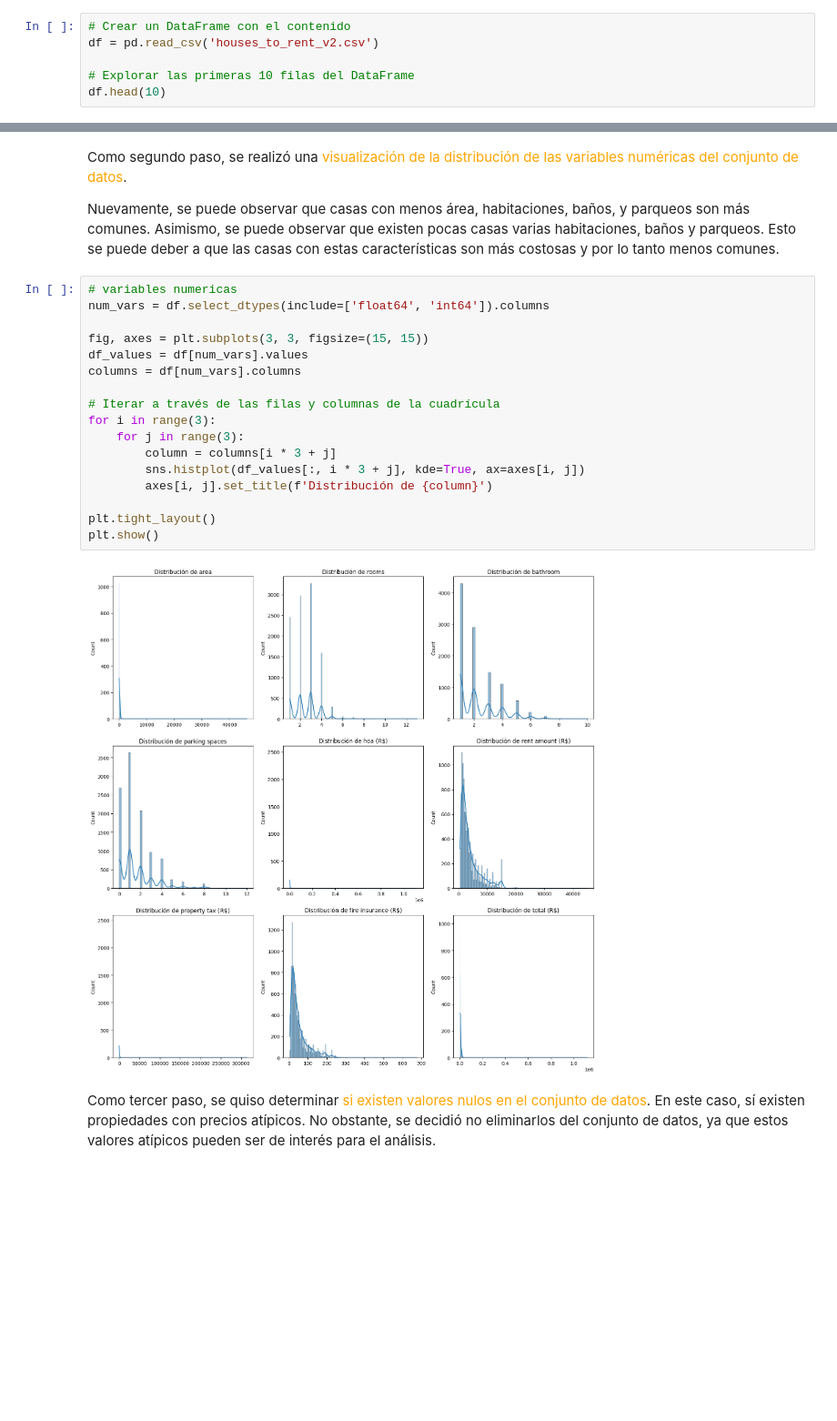
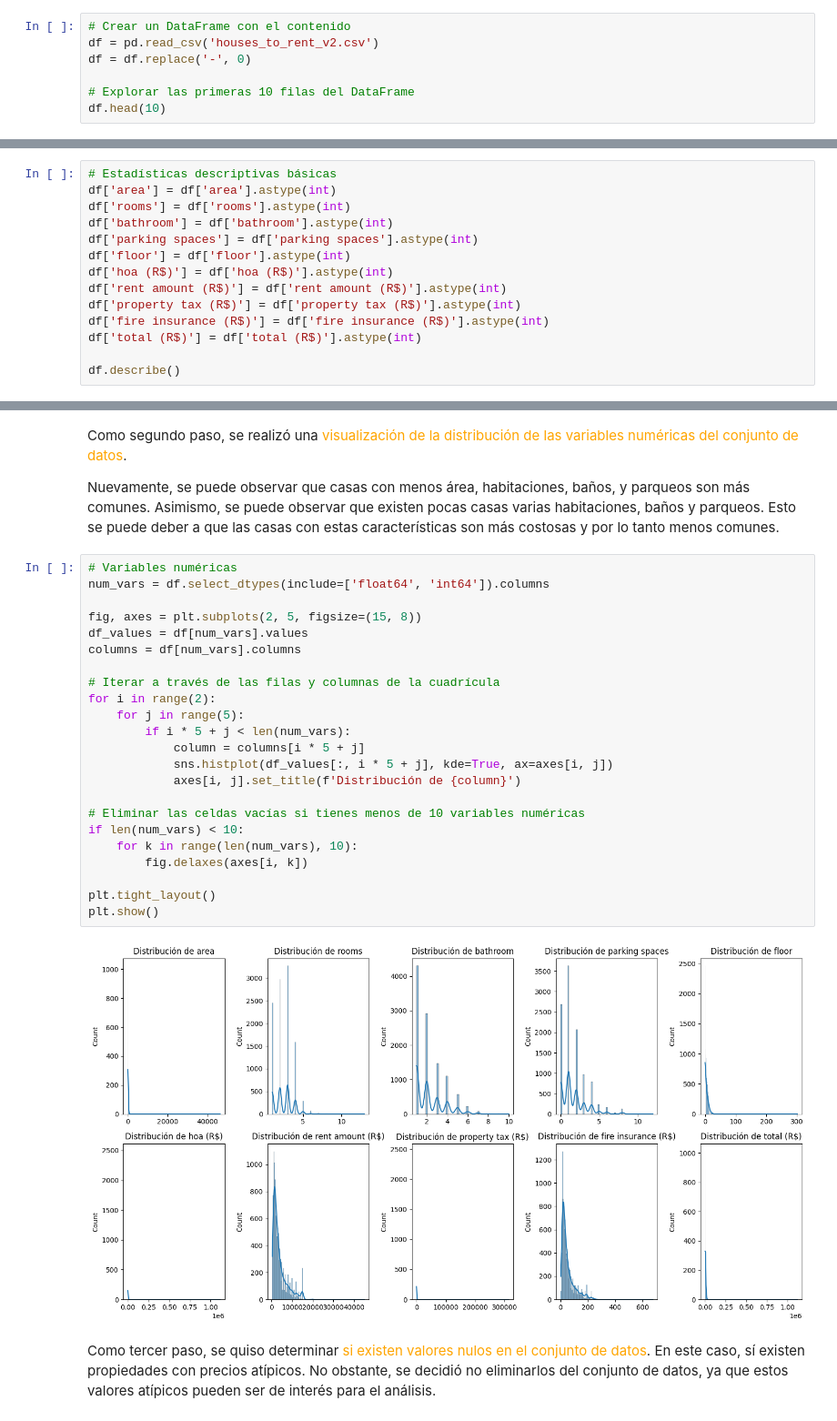
Before and after one commit to stefanoaragoni/Lab8_DataScience, a Jupyter notebook: lab8.ipynb, the cells around one changed output, grey strips where cells are left out. Shown at 91% size. Drawn from its saved outputs; the diff is of its cells as text; blank space fills up the shorter version.

```diff
--- a/lab8.ipynb
+++ b/lab8.ipynb
@@ -54,6 +54,7 @@ Este conjunto de datos contiene las siguientes columnas:
 # %%
 # Crear un DataFrame con el contenido
 df = pd.read_csv('houses_to_rent_v2.csv')
+df = df.replace('-', 0)
 
 # Explorar las primeras 10 filas del DataFrame
 df.head(10)
@@ -94,0 +82,14 @@ df.describe()
+# %%
+# Estadísticas descriptivas básicas
+df['area'] = df['area'].astype(int)
+df['rooms'] = df['rooms'].astype(int)
+df['bathroom'] = df['bathroom'].astype(int)
+df['parking spaces'] = df['parking spaces'].astype(int)
+df['floor'] = df['floor'].astype(int)
+df['hoa (R$)'] = df['hoa (R$)'].astype(int)
+df['rent amount (R$)'] = df['rent amount (R$)'].astype(int)
+df['property tax (R$)'] = df['property tax (R$)'].astype(int)
+df['fire insurance (R$)'] = df['fire insurance (R$)'].astype(int)
+df['total (R$)'] = df['total (R$)'].astype(int)
+
+df.describe()
@@ -97,24 +108,30 @@ Como segundo paso, se realizó una <font color=orange>visualización de la distr
 
 Nuevamente, se puede observar que casas con menos área, habitaciones, baños, y parqueos son más comunes. Asimismo, se puede observar que existen pocas casas varias habitaciones, baños y parqueos. Esto se puede deber a que las casas con estas características son más costosas y por lo tanto menos comunes.
 # %%
-# variables numericas
+# Variables numéricas
 num_vars = df.select_dtypes(include=['float64', 'int64']).columns
 
-fig, axes = plt.subplots(3, 3, figsize=(15, 15))
+fig, axes = plt.subplots(2, 5, figsize=(15, 8))
 df_values = df[num_vars].values
 columns = df[num_vars].columns
 
 # Iterar a través de las filas y columnas de la cuadrícula
-for i in range(3):
-    for j in range(3):
-        column = columns[i * 3 + j]
-        sns.histplot(df_values[:, i * 3 + j], kde=True, ax=axes[i, j])
-        axes[i, j].set_title(f'Distribución de {column}')
+for i in range(2):
+    for j in range(5):
+        if i * 5 + j < len(num_vars):
+            column = columns[i * 5 + j]
+            sns.histplot(df_values[:, i * 5 + j], kde=True, ax=axes[i, j])
+            axes[i, j].set_title(f'Distribución de {column}')
+
+# Eliminar las celdas vacías si tienes menos de 10 variables numéricas
+if len(num_vars) < 10:
+    for k in range(len(num_vars), 10):
+        fig.delaxes(axes[i, k])
 
 plt.tight_layout()
 plt.show()
 # %% [output]
-[figure, old version]
+[figure, new version]
 # %% [markdown]
 Como tercer paso, se quiso determinar <font color=orange>si existen valores nulos en el conjunto de datos</font>. En este caso, sí existen propiedades con precios atípicos. No obstante, se decidió no eliminarlos del conjunto de datos, ya que estos valores atípicos pueden ser de interés para el análisis.
 # %%
```
Also changed, not shown: parts of 13 cells of this notebook.
